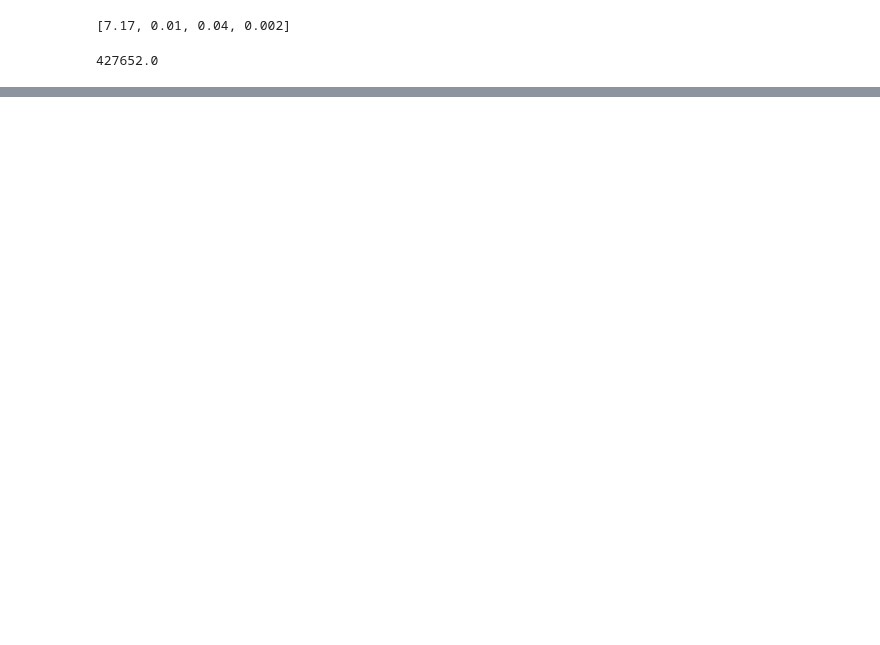
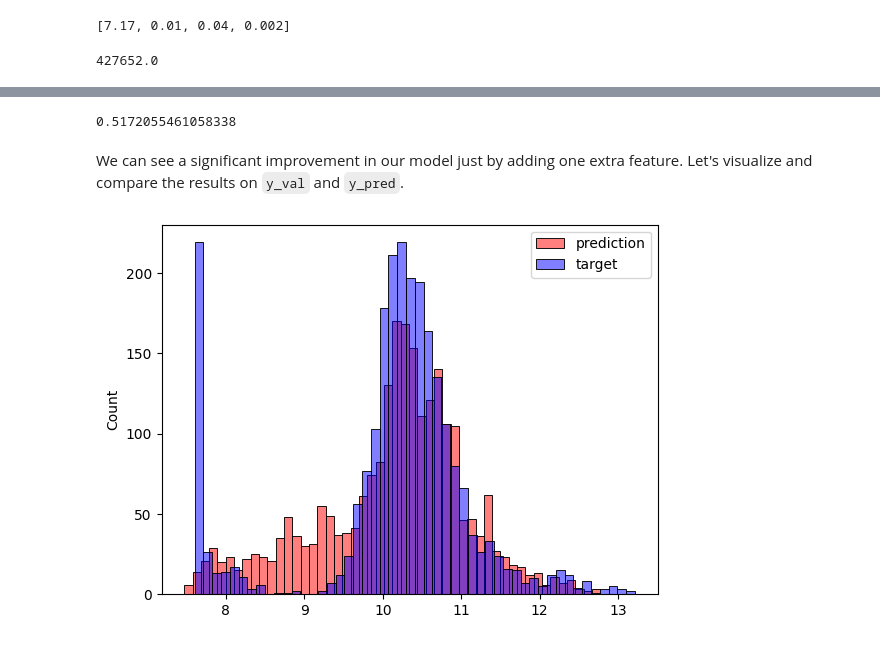
Before and after one commit to MuhammadAwon/ml-engineering, a Jupyter notebook: 02-regression/car-price-prediction.ipynb, the cells around one changed output, grey strips where cells are left out. Drawn from its saved outputs; the diff is of its cells as text; code cells hidden in the pictures; blank space fills up the shorter version.

```diff
--- a/02-regression/car-price-prediction.ipynb
+++ b/02-regression/car-price-prediction.ipynb
@@ -384,0 +687,6 @@ linear_regression(xi)
+# %%
+def prepare_X(df):
+    df_num = df[base] # we already have defined base (i.e, numeric cols)
+    df_num = df_num.fillna(0)
+    X = df_num.values
+    return X
@@ -384,0 +753,11 @@ linear_regression(xi)
+# %%
+# Modify the 'prepare_X()' function
+def prepare_X(df):
+    df = df.copy()
+    df['age'] = df['year'].max() - df['year']
+    features = base + ['age']
+
+    df_num = df[features]
+    df_num = df_num.fillna(0)
+    X = df_num.values
+    return X
@@ -384,0 +770,24 @@ linear_regression(xi)
+# %%
+# Prepare X_train and X_val
+X_train = prepare_X(df_train)
+X_val = prepare_X(df_val)
+# %%
+# Train the model
+w0, w = train_linear_regression(X_train, y_train)
+
+# Make predictions
+y_pred = w0 + X_val.dot(w)
+
+# Calculate rmse
+rmse(y_val, y_pred)
+# %% [output]
+0.5172055461058338
+# %% [markdown]
+We can see a significant improvement in our model just by adding one extra feature. Let's visualize and compare the results on `y_val` and `y_pred`.
+# %%
+sns.histplot(y_pred, label='prediction', color='red', alpha=0.5, bins=50)
+sns.histplot(y_val, label='target', color='blue', alpha=0.5, bins=50)
+plt.legend() # display legend
+plt.show();
+# %% [output]
+[figure, added]
```
Also changed, not shown: parts of 77 cells of this notebook, 1 other file.
